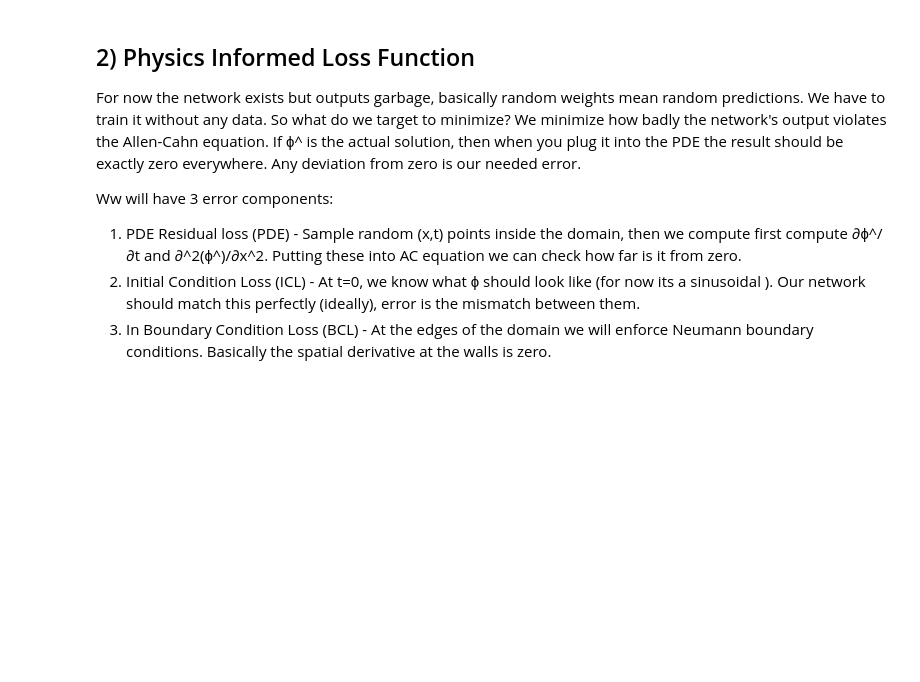
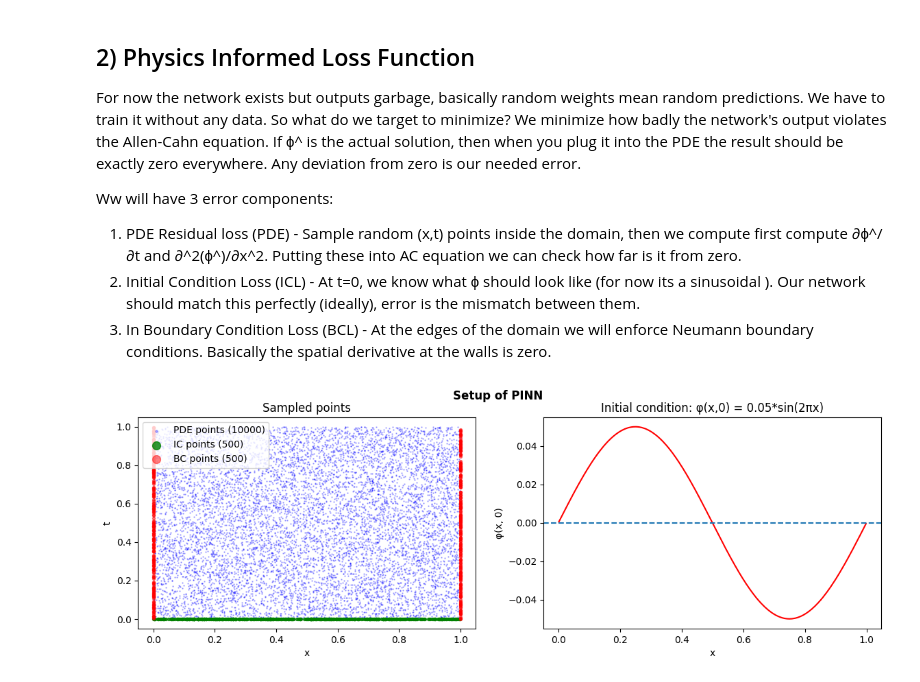
Before and after one commit to NeelPhere/Physics-Informed-Neural-Network-for-PDE, a Jupyter notebook: PINN.ipynb, the cells around one changed output. Drawn from its saved outputs; the diff is of its cells as text; code cells hidden in the pictures; blank space fills up the shorter version.

Commit message:
visualizing setup of our PINN

```diff
--- a/PINN.ipynb
+++ b/PINN.ipynb
@@ -132,3 +132,35 @@ x_left    = torch.zeros(N_bc // 2, 1)
 x_right   = torch.ones(N_bc // 2, 1)
 x_bc      = torch.cat([x_left, x_right], dim=0)
 t_bc      = torch.cat([t_bc_vals[:N_bc//2], t_bc_vals[N_bc//2:]], dim=0)
+# %%
+#Visualize the setup of PINN
+fig, axes = plt.subplots(1,2, figsize=(14, 4))
+fig.suptitle("Setup of PINN", fontweight='bold')
+
+#1: Collocation points in (x,t) domain
+ax1 = axes[0]
+ax1.scatter(x_pde.detach().numpy(), t_pde.detach().numpy(),
+            s=0.5, color='blue', alpha=0.3, label=f'PDE points ({N_pde})')
+ax1.scatter(x_ic.detach().numpy(), t_ic.detach().numpy(),
+            s=8, color='green', alpha=0.8, label=f'IC points ({N_ic})')
+ax1.scatter(x_bc.detach().numpy(), t_bc.detach().numpy(),
+            s=8, color='red', alpha=0.5, label=f'BC points ({N_bc})')
+ax1.set_xlabel("x")
+ax1.set_ylabel("t")
+ax1.set_title("Sampled points")
+ax1.legend(markerscale=3)
+
+#Initial condition profile φ(x,0)
+ax2 = axes[1]
+x_plot = x_ic.detach().numpy()
+phi_plot = phi_ic.detach().numpy()
+sorted_idx = x_plot[:, 0].argsort()
+ax2.plot(x_plot[sorted_idx], phi_plot[sorted_idx], color='red')
+ax2.axhline(0,linestyle='--')
+ax2.set_xlabel("x")
+ax2.set_ylabel("φ(x, 0)")
+ax2.set_title("Initial condition: φ(x,0) = 0.05*sin(2πx)")
+
+plt.show()
+# %% [output]
+[figure, added]
```
